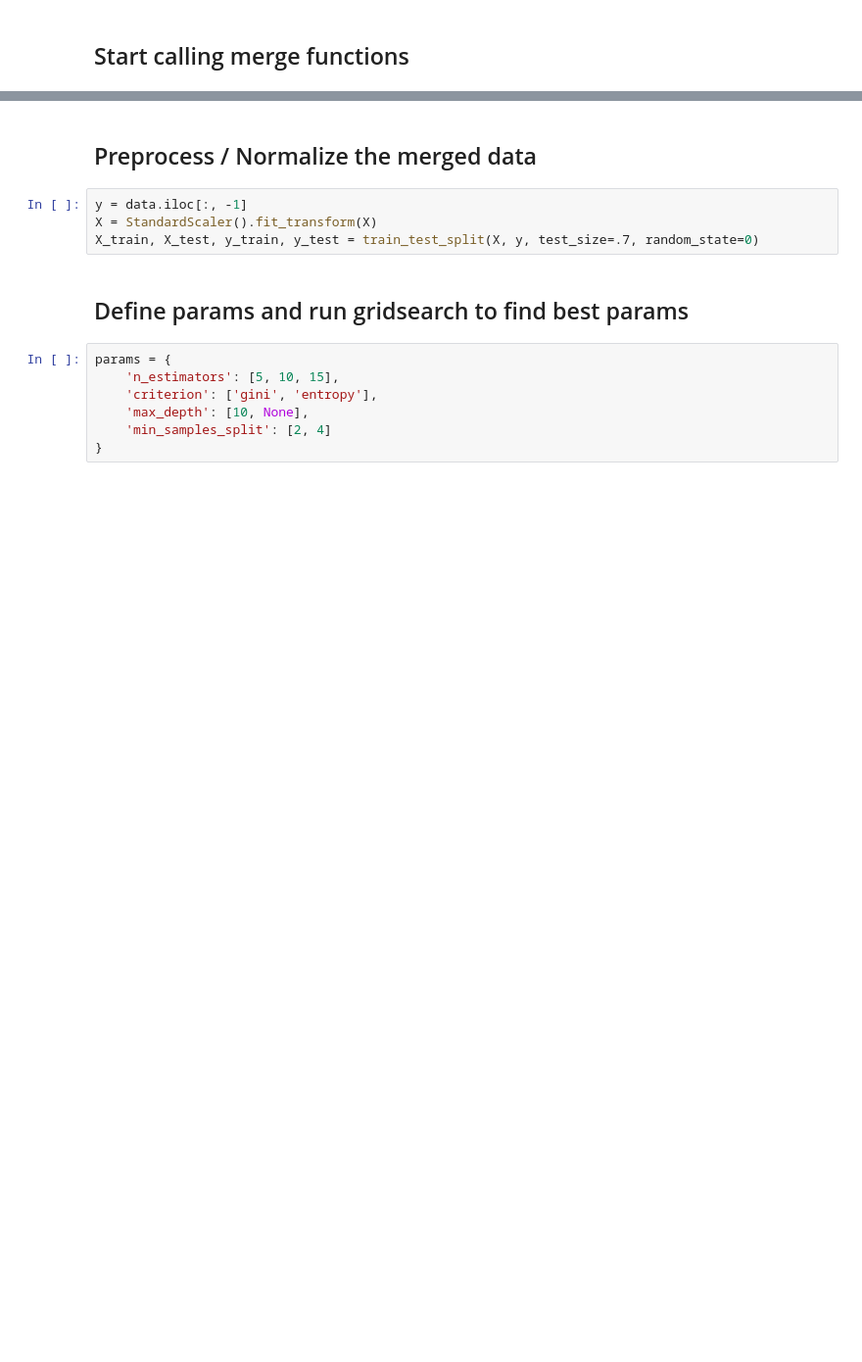
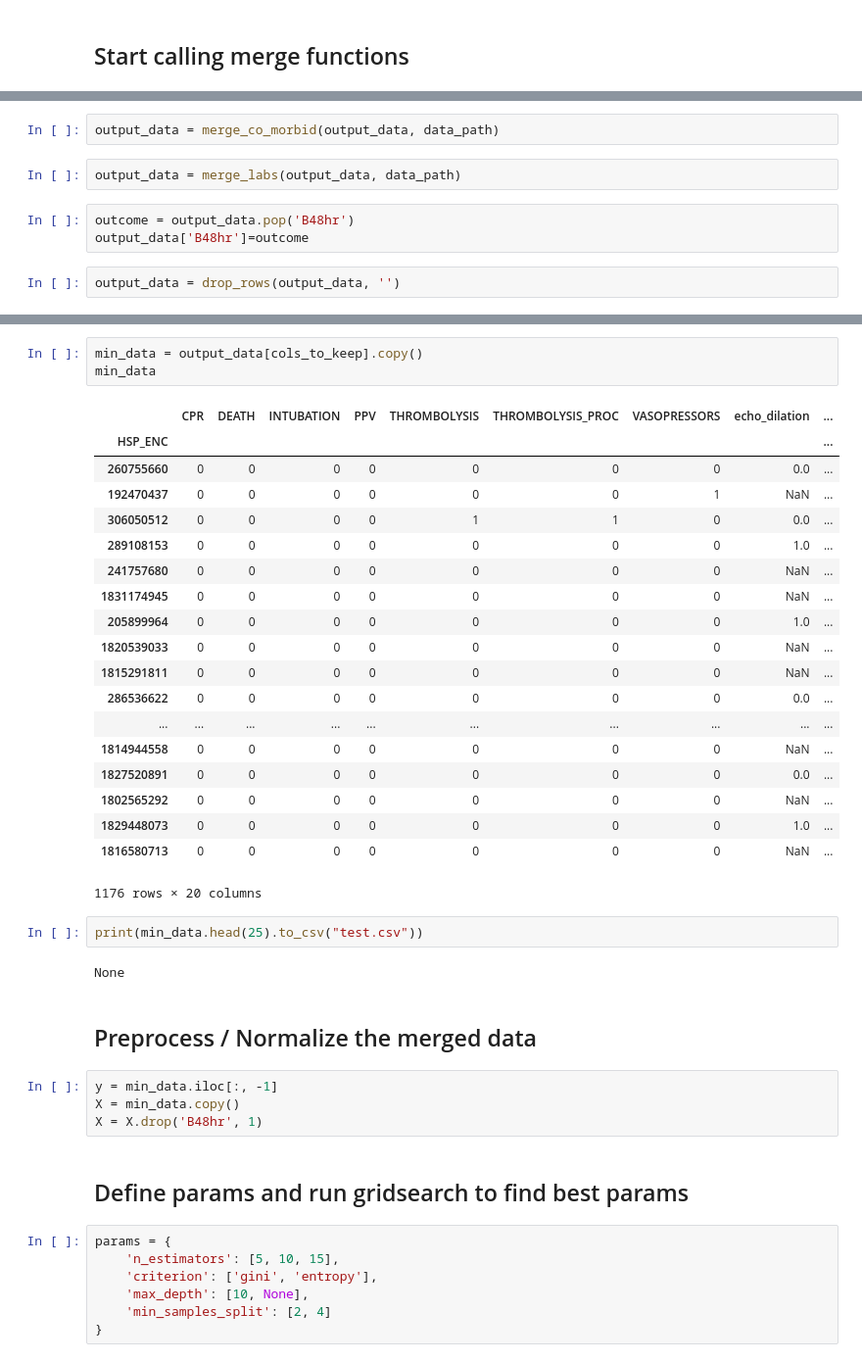
Before and after one commit to NCBI-Codeathons/NOVEL-CLINICAL-PREDICTION-APPROACHES-TO-MANAGING-CARE-FOR-ACUTE-PULMONARY-EMBOLISM-PATIENTS, a Jupyter notebook: Master Book.ipynb, the cells around one changed output, grey strips where cells are left out. Shown: that part at 98% size. Cells and saved outputs as stored; diff of their text form; blank space fills up the shorter version.

Commit message:
Working on Model Optimization on final data

```diff
--- a/Master Book.ipynb
+++ b/Master Book.ipynb
@@ -292,0 +440,9 @@ data = encounter_df
+# %%
+output_data = merge_co_morbid(output_data, data_path)
+# %%
+output_data = merge_labs(output_data, data_path)
+# %%
+outcome = output_data.pop('B48hr')
+output_data['B48hr']=outcome
+# %%
+output_data = drop_rows(output_data, '')
@@ -293,10 +518,37 @@ data = encounter_df
+# %%
+min_data = output_data[cols_to_keep].copy()
+min_data
+# %% [output]
+|  | CPR | DEATH | INTUBATION | PPV | THROMBOLYSIS | THROMBOLYSIS_PROC | VASOPRESSORS | echo_dilation | ... |
+| HSP_ENC |  |  |  |  |  |  |  |  | ... |
+| 260755660 | 0 | 0 | 0 | 0 | 0 | 0 | 0 | 0.0 | ... |
+| 192470437 | 0 | 0 | 0 | 0 | 0 | 0 | 1 | NaN | ... |
+| 306050512 | 0 | 0 | 0 | 0 | 1 | 1 | 0 | 0.0 | ... |
+| 289108153 | 0 | 0 | 0 | 0 | 0 | 0 | 0 | 1.0 | ... |
+| 241757680 | 0 | 0 | 0 | 0 | 0 | 0 | 0 | NaN | ... |
+| 1831174945 | 0 | 0 | 0 | 0 | 0 | 0 | 0 | NaN | ... |
+| 205899964 | 0 | 0 | 0 | 0 | 0 | 0 | 0 | 1.0 | ... |
+| 1820539033 | 0 | 0 | 0 | 0 | 0 | 0 | 0 | NaN | ... |
+| 1815291811 | 0 | 0 | 0 | 0 | 0 | 0 | 0 | NaN | ... |
+| 286536622 | 0 | 0 | 0 | 0 | 0 | 0 | 0 | 0.0 | ... |
+| ... | ... | ... | ... | ... | ... | ... | ... | ... | ... |
+| 1814944558 | 0 | 0 | 0 | 0 | 0 | 0 | 0 | NaN | ... |
+| 1827520891 | 0 | 0 | 0 | 0 | 0 | 0 | 0 | 0.0 | ... |
+| 1802565292 | 0 | 0 | 0 | 0 | 0 | 0 | 0 | NaN | ... |
+| 1829448073 | 0 | 0 | 0 | 0 | 0 | 0 | 0 | 1.0 | ... |
+| 1816580713 | 0 | 0 | 0 | 0 | 0 | 0 | 0 | NaN | ... |
+1176 rows × 20 columns
+# %%
+print(min_data.head(25).to_csv("test.csv"))
+# %% [output]
+None
 # %% [markdown]
 ##
 ## Preprocess / Normalize the merged data
-# %%
-y = data.iloc[:, -1]
-X = StandardScaler().fit_transform(X)
-X_train, X_test, y_train, y_test = train_test_split(X, y, test_size=.7, random_state=0)
+# %%
+y = min_data.iloc[:, -1]
+X = min_data.copy()
+X = X.drop('B48hr', 1)
 # %% [markdown]
 ##
 ##  Define params and run gridsearch to find best params
```
Also changed, not shown: parts of 23 cells of this notebook.
